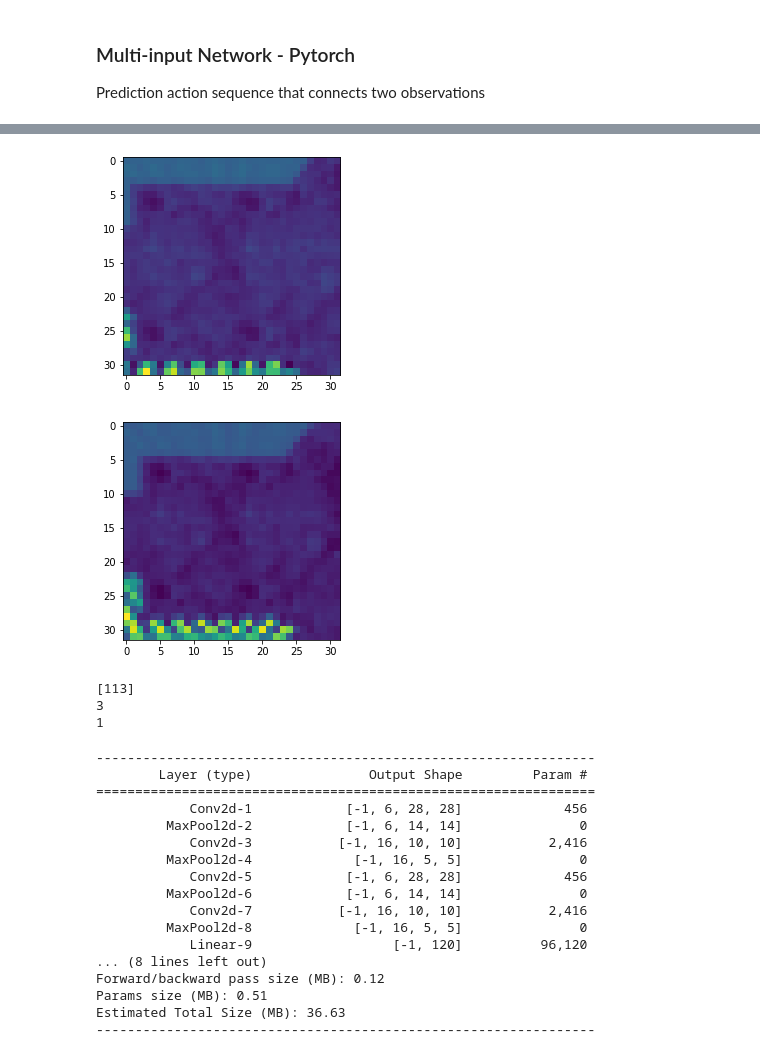
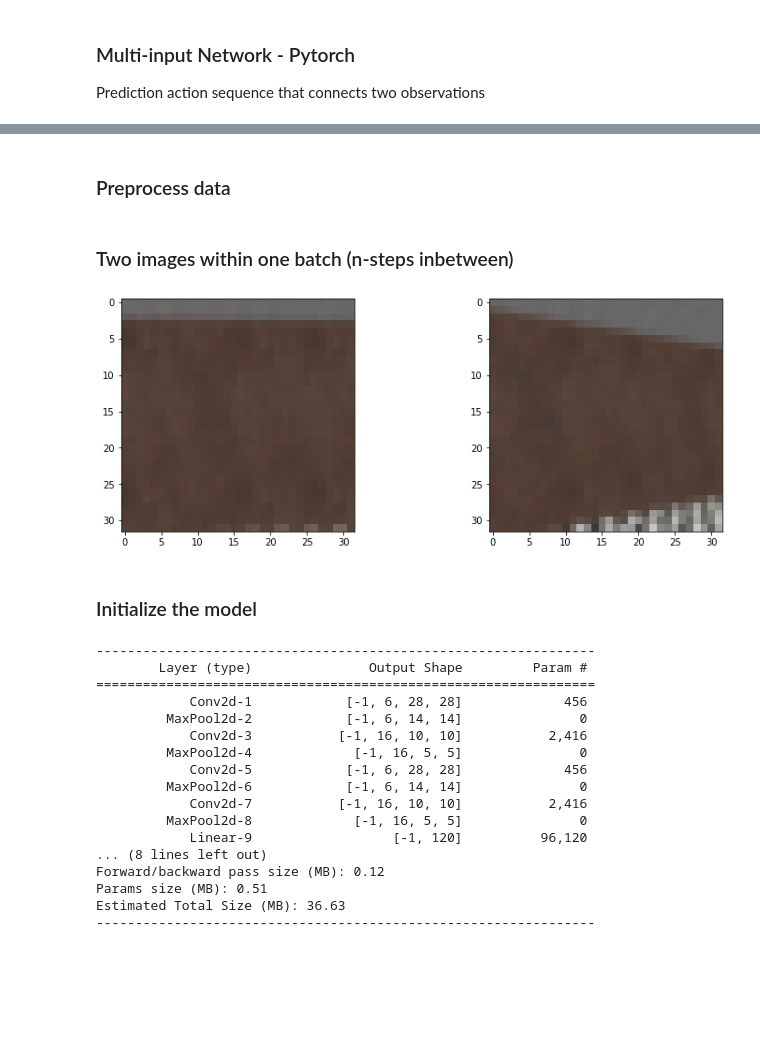
Before and after one commit to Mariusmarten/SpatialMemory, a Jupyter notebook: _3_DualInput_action_pred.ipynb, the cells around one changed output, grey strips where cells are left out. Saved outputs shown, nothing was run; the diff lists cells and outputs as text; code cells hidden in the pictures; blank space fills up the shorter version.

```diff
--- a/_3_DualInput_action_pred.ipynb
+++ b/_3_DualInput_action_pred.ipynb
@@ -143,21 +48,2 @@ done
-# %%
-imagesA, imagesB, labels = next(iter(oracle_train_data))
-
-from matplotlib import pyplot as plt
-
-plt.imshow(imagesA[0])
-plt.show()
-
-plt.imshow(imagesB[0])
-plt.show()
-
-print(labels)
-
-print(len(imagesA))
-print(len(labels))
-# %% [output]
-[figure, removed]
-[figure, removed]
-[113]
-3
-1
+# %% [markdown]
+### Preprocess data
@@ -164 +66,9 @@ print(len(labels))
+# %% [markdown]
+### Two images within one batch (n-steps inbetween)
+# %%
+plot.plot_dataset_imgs(dataset)
+# %% [output]
+[figure, added]
+# %% [markdown]
+### Initialize the model
 # %%
```
Also changed, not shown: parts of 19 cells of this notebook, 7 other files.
